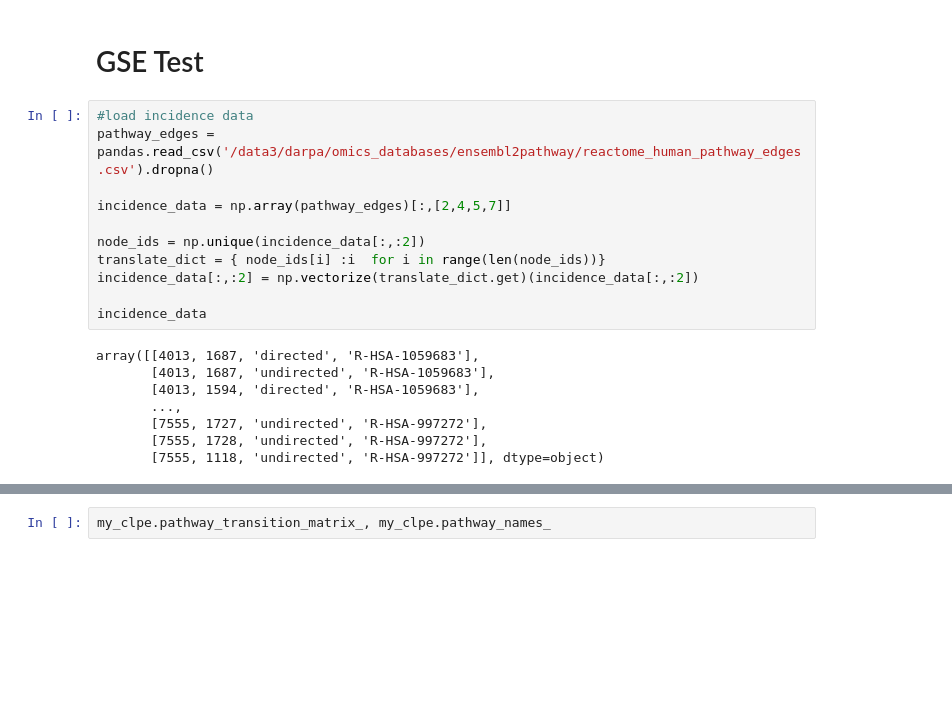
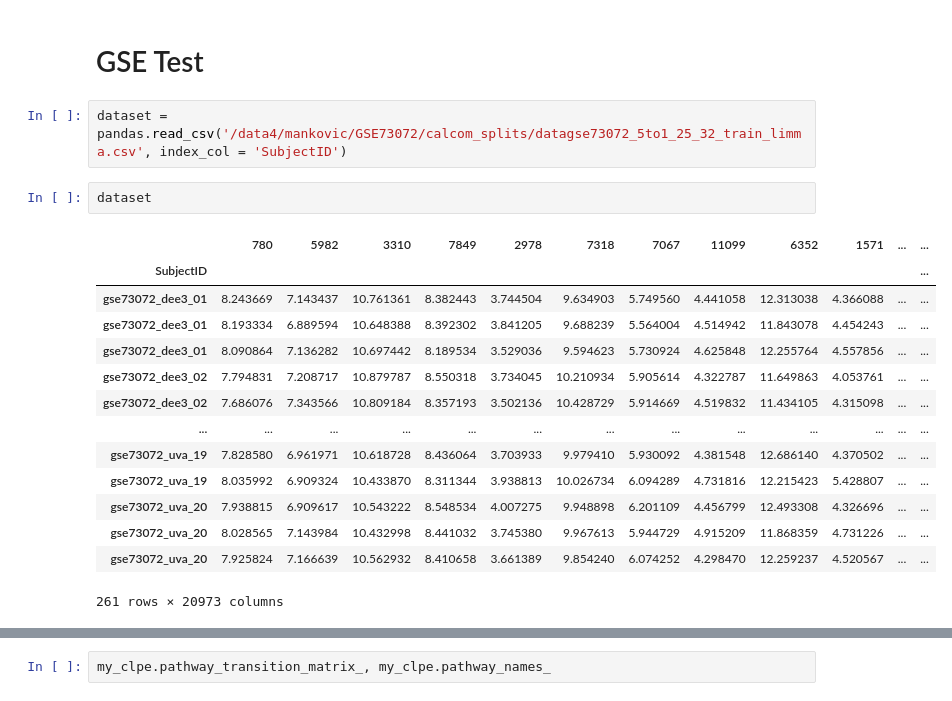
Before and after one commit to nmank/GradCourses, a Jupyter notebook: test_GLPE.ipynb, the cells around one changed output, grey strips where cells are left out. Drawn from its saved outputs; the diff is of its cells as text; blank space fills up the shorter version.

```diff
--- a/test_GLPE.ipynb
+++ b/test_GLPE.ipynb
@@ -18,23 +18,23 @@ from sklearn.decomposition import PCA
 from orthrus.core.helper import load_object
 # %% [markdown]
 # GSE Test
-# %%
-#load incidence data
-pathway_edges = pandas.read_csv('/data3/darpa/omics_databases/ensembl2pathway/reactome_human_pathway_edges.csv').dropna()
-
-incidence_data = np.array(pathway_edges)[:,[2,4,5,7]]
-
-node_ids = np.unique(incidence_data[:,:2])
-translate_dict = { node_ids[i] :i  for i in range(len(node_ids))}
-incidence_data[:,:2] = np.vectorize(translate_dict.get)(incidence_data[:,:2])
-
-incidence_data
-# %% [output]
-array([[4013, 1687, 'directed', 'R-HSA-1059683'],
-       [4013, 1687, 'undirected', 'R-HSA-1059683'],
-       [4013, 1594, 'directed', 'R-HSA-1059683'],
-       ...,
-       [7555, 1727, 'undirected', 'R-HSA-997272'],
-       [7555, 1728, 'undirected', 'R-HSA-997272'],
-       [7555, 1118, 'undirected', 'R-HSA-997272']], dtype=object)
+# %%
+dataset = pandas.read_csv('/data4/mankovic/GSE73072/calcom_splits/datagse73072_5to1_25_32_train_limma.csv', index_col = 'SubjectID')
+# %%
+dataset
+# %% [output]
+|  | 780 | 5982 | 3310 | 7849 | 2978 | 7318 | 7067 | 11099 | 6352 | 1571 | ... | ... |
+| SubjectID |  |  |  |  |  |  |  |  |  |  |  | ... |
+| gse73072_dee3_01 | 8.243669 | 7.143437 | 10.761361 | 8.382443 | 3.744504 | 9.634903 | 5.749560 | 4.441058 | 12.313038 | 4.366088 | ... | ... |
+| gse73072_dee3_01 | 8.193334 | 6.889594 | 10.648388 | 8.392302 | 3.841205 | 9.688239 | 5.564004 | 4.514942 | 11.843078 | 4.454243 | ... | ... |
+| gse73072_dee3_01 | 8.090864 | 7.136282 | 10.697442 | 8.189534 | 3.529036 | 9.594623 | 5.730924 | 4.625848 | 12.255764 | 4.557856 | ... | ... |
+| gse73072_dee3_02 | 7.794831 | 7.208717 | 10.879787 | 8.550318 | 3.734045 | 10.210934 | 5.905614 | 4.322787 | 11.649863 | 4.053761 | ... | ... |
+| gse73072_dee3_02 | 7.686076 | 7.343566 | 10.809184 | 8.357193 | 3.502136 | 10.428729 | 5.914669 | 4.519832 | 11.434105 | 4.315098 | ... | ... |
+| ... | ... | ... | ... | ... | ... | ... | ... | ... | ... | ... | ... | ... |
+| gse73072_uva_19 | 7.828580 | 6.961971 | 10.618728 | 8.436064 | 3.703933 | 9.979410 | 5.930092 | 4.381548 | 12.686140 | 4.370502 | ... | ... |
+| gse73072_uva_19 | 8.035992 | 6.909324 | 10.433870 | 8.311344 | 3.938813 | 10.026734 | 6.094289 | 4.731816 | 12.215423 | 5.428807 | ... | ... |
+| gse73072_uva_20 | 7.938815 | 6.909617 | 10.543222 | 8.548534 | 4.007275 | 9.948898 | 6.201109 | 4.456799 | 12.493308 | 4.326696 | ... | ... |
+| gse73072_uva_20 | 8.028565 | 7.143984 | 10.432998 | 8.441032 | 3.745380 | 9.967613 | 5.944729 | 4.915209 | 11.868359 | 4.731226 | ... | ... |
+| gse73072_uva_20 | 7.925824 | 7.166639 | 10.562932 | 8.410658 | 3.661389 | 9.854240 | 6.074252 | 4.298470 | 12.259237 | 4.520567 | ... | ... |
+261 rows × 20973 columns
 # %%
```
Also changed, not shown: parts of 2 cells of this notebook, 2 other files.
